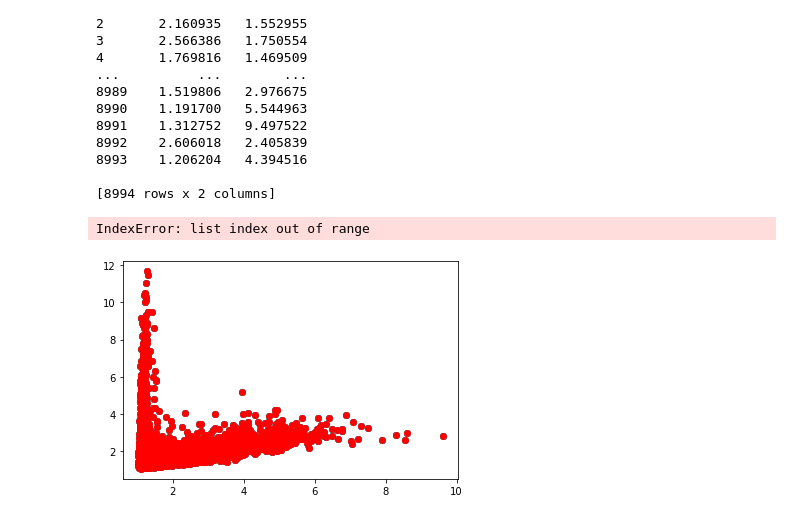
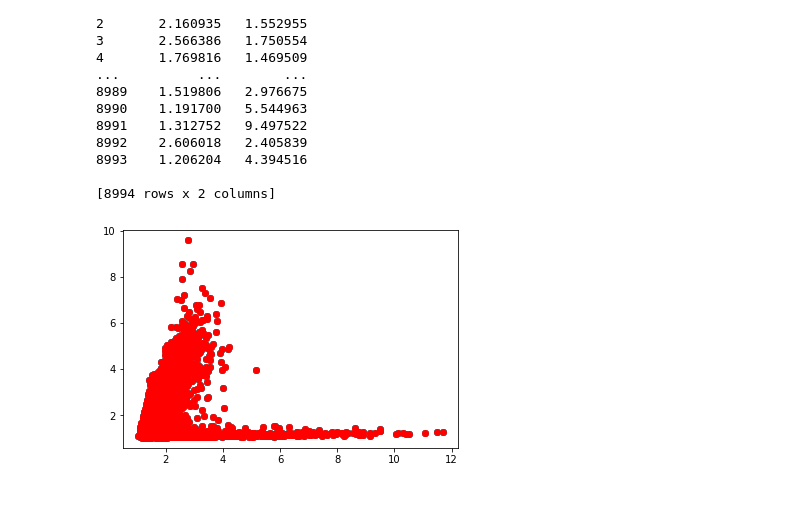
Before and after one commit to FNgongo/Classification_of_fibres_from_the_mitochondrial_disease_dataset_using_clustering_techniques, a Jupyter notebook: EDAandBasicML-FNVesion-Copy1.ipynb, the cells around one changed output. Saved outputs shown, nothing was run; the diff lists cells and outputs as text; code cells hidden in the pictures.

```diff
--- a/EDAandBasicML-FNVesion-Copy1.ipynb
+++ b/EDAandBasicML-FNVesion-Copy1.ipynb
@@ -776,8 +775,8 @@ frame['cluster'] = pred
 frame.columns = ['LOG_NDUFA13', 'LOG_VDAC1', 'cluster']
 
 color=['blue','green', 'cyan', 'red']
-for k in range(0,10):
+for k in range(0,4):
     df5 = frame[frame["cluster"]==k]
-    plt.scatter(df5["LOG_NDUFA13"], df5["LOG_VDAC1"], c=color[k])
+    plt.scatter(df5["LOG_VDAC1"], df5["LOG_NDUFA13"], c=color[k])
 plt.show()
 # %% [output]
@@ -804,20 +802,19 @@ print(df6)
 # %%
 # training gaussian mixture model
 from sklearn.mixture import GaussianMixture
 gmm = GaussianMixture(n_components=2)
 gmm.fit(df6)
 
 #predictions from gmm
 preds = gmm.predict(df6)
 frame = pd.DataFrame(df6)
 frame['cluster'] = preds
 frame.columns = ['LOG_NDUFB8', 'LOG_VDAC1', 'cluster']
 
 color=['blue','green', 'cyan', 'red']
-for k in range(0,10):
+for k in range(0,4):
     df5 = frame[frame["cluster"]==k]
-    plt.scatter(df6["LOG_NDUFB8"], df6["LOG_VDAC1"], c=color[k])
+    plt.scatter(df6["LOG_VDAC1"], df6["LOG_NDUFB8"], c=color[k])
 plt.show()
 # %% [output]
-IndexError: list index out of range
-[figure, old version]
+[figure, new version]
```
Also changed, not shown: parts of 5 cells of this notebook, 3 other files.
